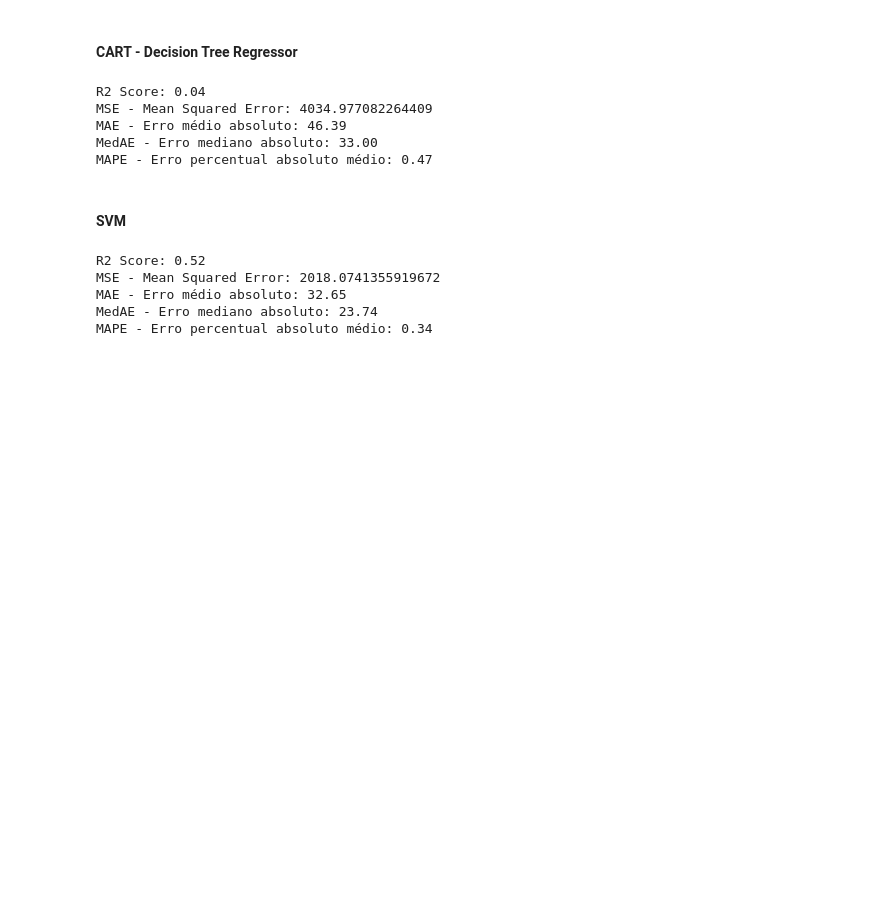
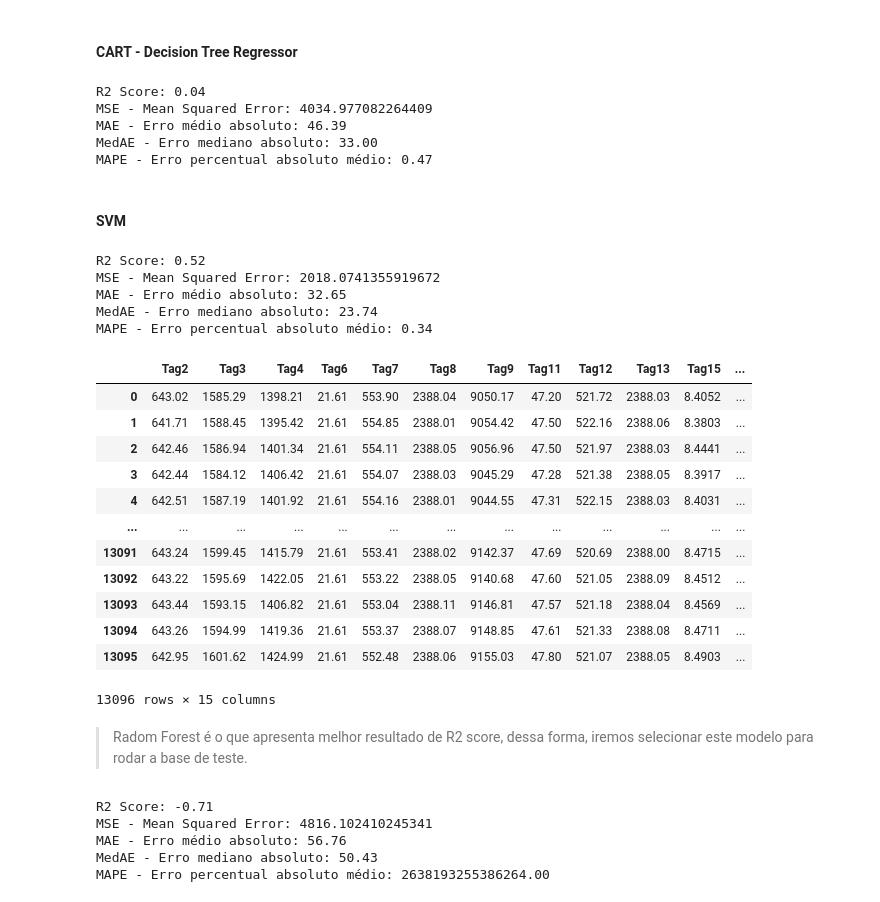
Before and after one commit to ccduarte/regression_predictive_maintenance, a Jupyter notebook: notebooks/predictive_maintenance.ipynb, the cells around one changed output. Drawn from its saved outputs; the diff is of its cells as text; code cells hidden in the pictures; blank space fills up the shorter version.

Commit message:
notebook de analise exploratoria e modelos de ml com comentarios

```diff
--- a/notebooks/predictive_maintenance.ipynb
+++ b/notebooks/predictive_maintenance.ipynb
@@ -538,6 +538,7 @@ print(ns_df_sorted2)
 train_rescaled = train_rescaled[[ 'Tag2', 'Tag3', 'Tag4', 'Tag6', 'Tag7', 'Tag8', 'Tag9', 'Tag11', 'Tag12', 'Tag13', 'Tag15', 'Tag17', 'Tag20', 'Tag21','RUL']]
 train_standard = train_standard[[ 'Tag2', 'Tag3', 'Tag4', 'Tag6', 'Tag7', 'Tag8', 'Tag9', 'Tag11', 'Tag12', 'Tag13', 'Tag15', 'Tag17', 'Tag20', 'Tag21','RUL']]
 train_original = train_cleaned[[ 'Tag2', 'Tag3', 'Tag4', 'Tag6', 'Tag7', 'Tag8', 'Tag9', 'Tag11', 'Tag12', 'Tag13', 'Tag15', 'Tag17', 'Tag20', 'Tag21','RUL']]
+teste_final = test_rul[[ 'Tag2', 'Tag3', 'Tag4', 'Tag6', 'Tag7', 'Tag8', 'Tag9', 'Tag11', 'Tag12', 'Tag13', 'Tag15', 'Tag17', 'Tag20', 'Tag21','RUL']]
 # %% [markdown]
 ### Multicollinearity
 # %% [markdown]
@@ -884,0 +886,49 @@ MAPE - Erro percentual absoluto médio: 0.34
+# %%
+teste_final
+# %% [output]
+|  | Tag2 | Tag3 | Tag4 | Tag6 | Tag7 | Tag8 | Tag9 | Tag11 | Tag12 | Tag13 | Tag15 | ... |
+| 0 | 643.02 | 1585.29 | 1398.21 | 21.61 | 553.90 | 2388.04 | 9050.17 | 47.20 | 521.72 | 2388.03 | 8.4052 | ... |
+| 1 | 641.71 | 1588.45 | 1395.42 | 21.61 | 554.85 | 2388.01 | 9054.42 | 47.50 | 522.16 | 2388.06 | 8.3803 | ... |
+| 2 | 642.46 | 1586.94 | 1401.34 | 21.61 | 554.11 | 2388.05 | 9056.96 | 47.50 | 521.97 | 2388.03 | 8.4441 | ... |
+| 3 | 642.44 | 1584.12 | 1406.42 | 21.61 | 554.07 | 2388.03 | 9045.29 | 47.28 | 521.38 | 2388.05 | 8.3917 | ... |
+| 4 | 642.51 | 1587.19 | 1401.92 | 21.61 | 554.16 | 2388.01 | 9044.55 | 47.31 | 522.15 | 2388.03 | 8.4031 | ... |
+| ... | ... | ... | ... | ... | ... | ... | ... | ... | ... | ... | ... | ... |
+| 13091 | 643.24 | 1599.45 | 1415.79 | 21.61 | 553.41 | 2388.02 | 9142.37 | 47.69 | 520.69 | 2388.00 | 8.4715 | ... |
+| 13092 | 643.22 | 1595.69 | 1422.05 | 21.61 | 553.22 | 2388.05 | 9140.68 | 47.60 | 521.05 | 2388.09 | 8.4512 | ... |
+| 13093 | 643.44 | 1593.15 | 1406.82 | 21.61 | 553.04 | 2388.11 | 9146.81 | 47.57 | 521.18 | 2388.04 | 8.4569 | ... |
+| 13094 | 643.26 | 1594.99 | 1419.36 | 21.61 | 553.37 | 2388.07 | 9148.85 | 47.61 | 521.33 | 2388.08 | 8.4711 | ... |
+| 13095 | 642.95 | 1601.62 | 1424.99 | 21.61 | 552.48 | 2388.06 | 9155.03 | 47.80 | 521.07 | 2388.05 | 8.4903 | ... |
+13096 rows × 15 columns
+# %% [markdown]
+> Radom Forest é o que apresenta melhor resultado de R2 score, dessa forma, iremos selecionar este modelo para rodar a base de teste.
+# %%
+#---Padronização dos dados de teste
+array_teste = teste_final.values
+
+X_test_final = array_teste[:,0:14]
+
+scaler = StandardScaler().fit(X_test_final)
+standardX_test = scaler.transform(X_test_final)
+
+test_standard = pd.concat([pd.DataFrame(standardX_test), pd.DataFrame(teste_final.iloc[:,14].values)], axis = 1, ignore_index = False)
+test_standard.columns =  teste_final.columns
+
+#---Modelo
+array_teste = test_standard.values
+
+X_test_final = array_teste[:,0:14]
+Y_test_final = array_teste[:,14]
+Y_pred_test = modelo1.predict(X_test_final)
+
+# Resultado
+print('R2 Score: %.2f' % r2_score(Y_test_final, Y_pred_test))
+print("MSE - Mean Squared Error:", mean_squared_error(Y_test_final, Y_pred_test))
+print('MAE - Erro médio absoluto: %.2f' % mean_absolute_error(Y_test_final, Y_pred_test))
+print('MedAE - Erro mediano absoluto: %.2f' % median_absolute_error(Y_test_final, Y_pred_test))
+print('MAPE - Erro percentual absoluto médio: %.2f' % mean_absolute_percentage_error(Y_test_final, Y_pred_test))
+# %% [output]
+R2 Score: -0.71
+MSE - Mean Squared Error: 4816.102410245341
+MAE - Erro médio absoluto: 56.76
+MedAE - Erro mediano absoluto: 50.43
+MAPE - Erro percentual absoluto médio: 2638193255386264.00
```
Also changed, not shown: parts of 6 cells of this notebook.
